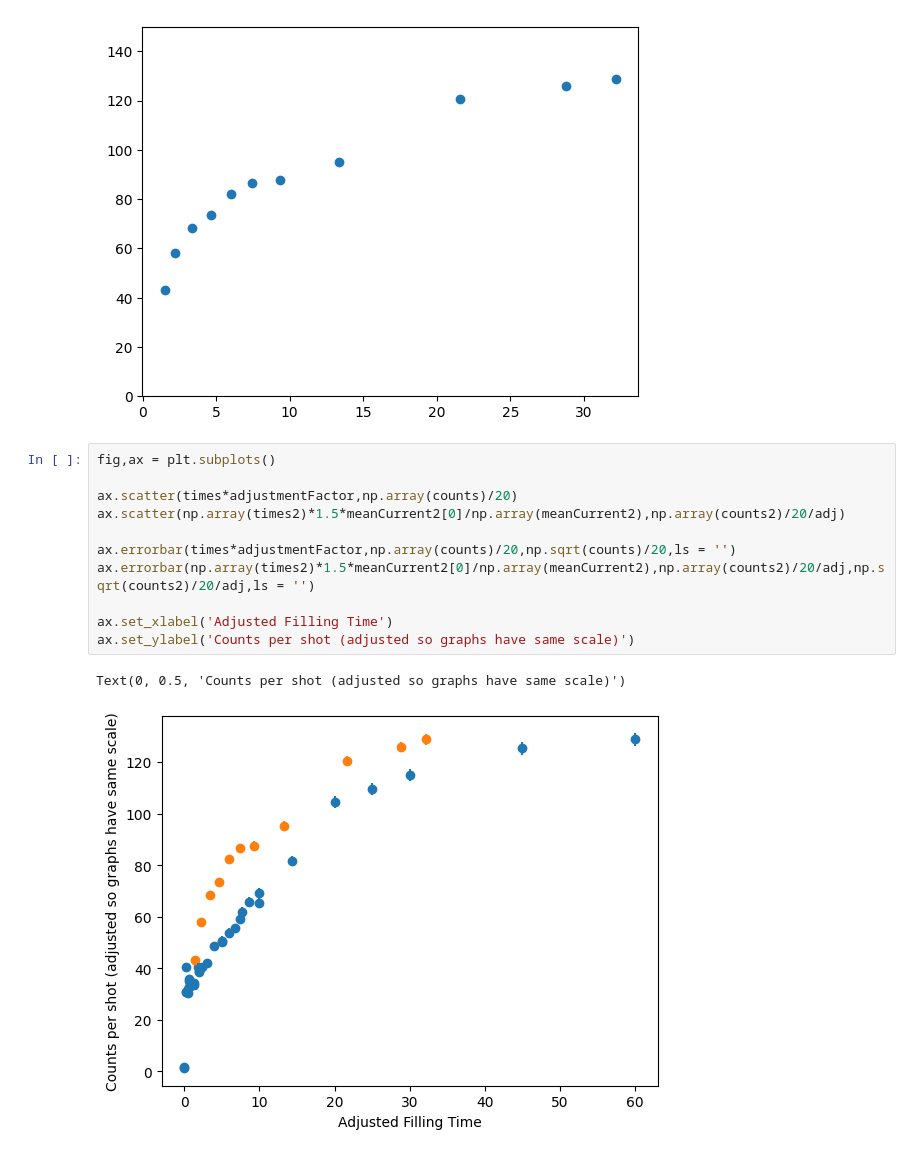
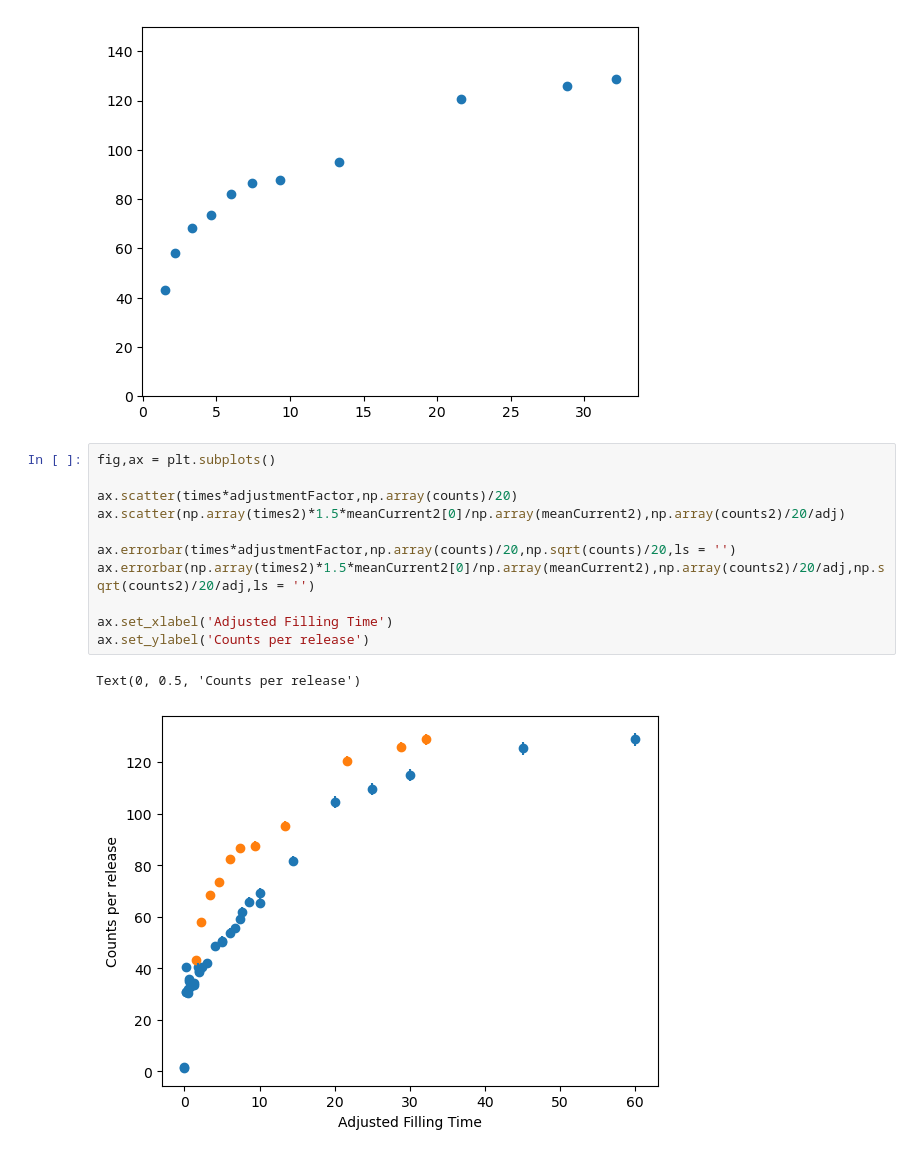
Before and after one commit to EmilLenler/PhD-Work, a Jupyter notebook: Jeppe Bachelor/OctopoleFilling1104.ipynb, the cells around one changed output. Saved outputs shown, nothing was run; the diff lists cells and outputs as text.

```diff
--- a/Jeppe Bachelor/OctopoleFilling1104.ipynb
+++ b/Jeppe Bachelor/OctopoleFilling1104.ipynb
@@ -59,14 +60,14 @@ ax.scatter(np.array(times2)*1.5*meanCurrent2[0]/np.array(meanCurrent2),np.array(
 # %%
 fig,ax = plt.subplots()
 
 ax.scatter(times*adjustmentFactor,np.array(counts)/20)
 ax.scatter(np.array(times2)*1.5*meanCurrent2[0]/np.array(meanCurrent2),np.array(counts2)/20/adj)
 
 ax.errorbar(times*adjustmentFactor,np.array(counts)/20,np.sqrt(counts)/20,ls = '')
 ax.errorbar(np.array(times2)*1.5*meanCurrent2[0]/np.array(meanCurrent2),np.array(counts2)/20/adj,np.sqrt(counts2)/20/adj,ls = '')
 
 ax.set_xlabel('Adjusted Filling Time')
-ax.set_ylabel('Counts per shot (adjusted so graphs have same scale)')
+ax.set_ylabel('Counts per release')
 # %% [output]
-Text(0, 0.5, 'Counts per shot (adjusted so graphs have same scale)')
+Text(0, 0.5, 'Counts per release')
-[figure, old version]
+[figure, new version]
```
Also changed, not shown: parts of 1 cell of this notebook, 39 other files.
